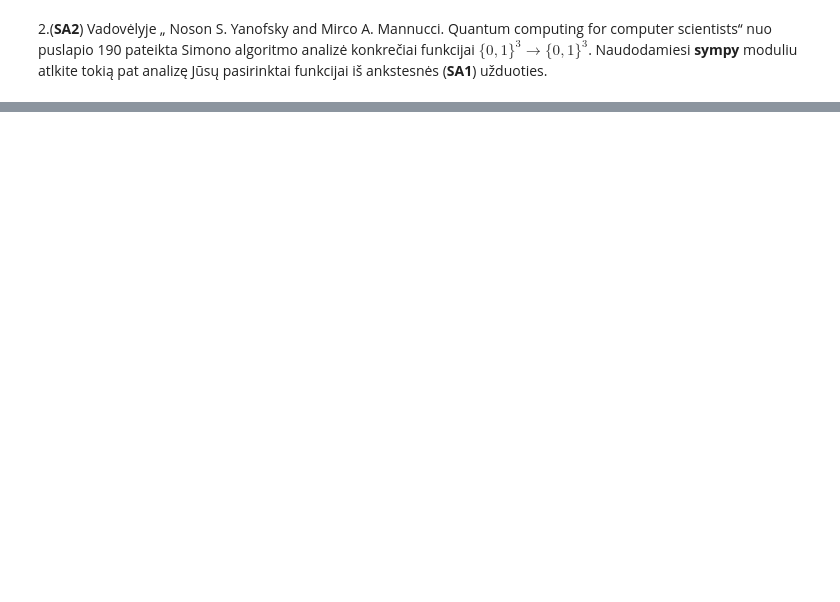
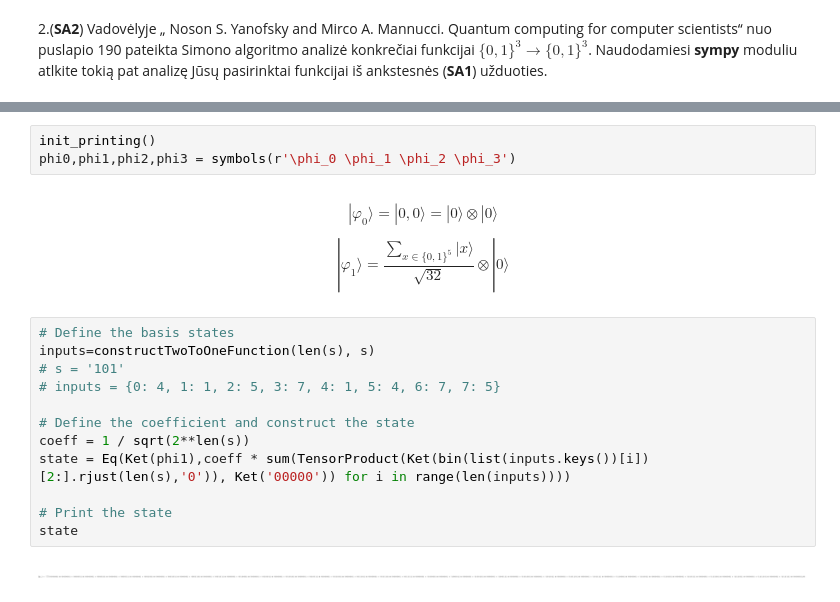
Before and after one commit to cezaris13/QuantumComputing, a Jupyter notebook: Quantum2lab.ipynb, the cells around one changed output, grey strips where cells are left out. Cells and saved outputs as stored; diff of their text form; blank space fills up the shorter version.

```diff
--- a/Quantum2lab.ipynb
+++ b/Quantum2lab.ipynb
@@ -522,0 +418,21 @@ s[ 4 ] = 0
+# %%
+init_printing()
+phi0,phi1,phi2,phi3 = symbols(r'\phi_0 \phi_1 \phi_2 \phi_3')
+# %% [markdown]
+$$| \varphi_0 \rangle = |0,0\rangle = |0\rangle \otimes |0 \rangle$$
+
+$$| \varphi_1 \rangle = \frac {\sum_{x\in\{0,1\}^5} |x\rangle} {\sqrt{32}} \otimes | 0 \rangle$$
+# %%
+# Define the basis states
+inputs=constructTwoToOneFunction(len(s), s)
+# s = '101'
+# inputs = {0: 4, 1: 1, 2: 5, 3: 7, 4: 1, 5: 4, 6: 7, 7: 5}
+
+# Define the coefficient and construct the state
+coeff = 1 / sqrt(2**len(s))
+state = Eq(Ket(phi1),coeff * sum(TensorProduct(Ket(bin(list(inputs.keys())[i])[2:].rjust(len(s),'0')), Ket('00000')) for i in range(len(inputs))))
+
+# Print the state
+state
+# %% [output]
+[figure, added]
```
Also changed, not shown: parts of 20 cells of this notebook, 1 other file.
